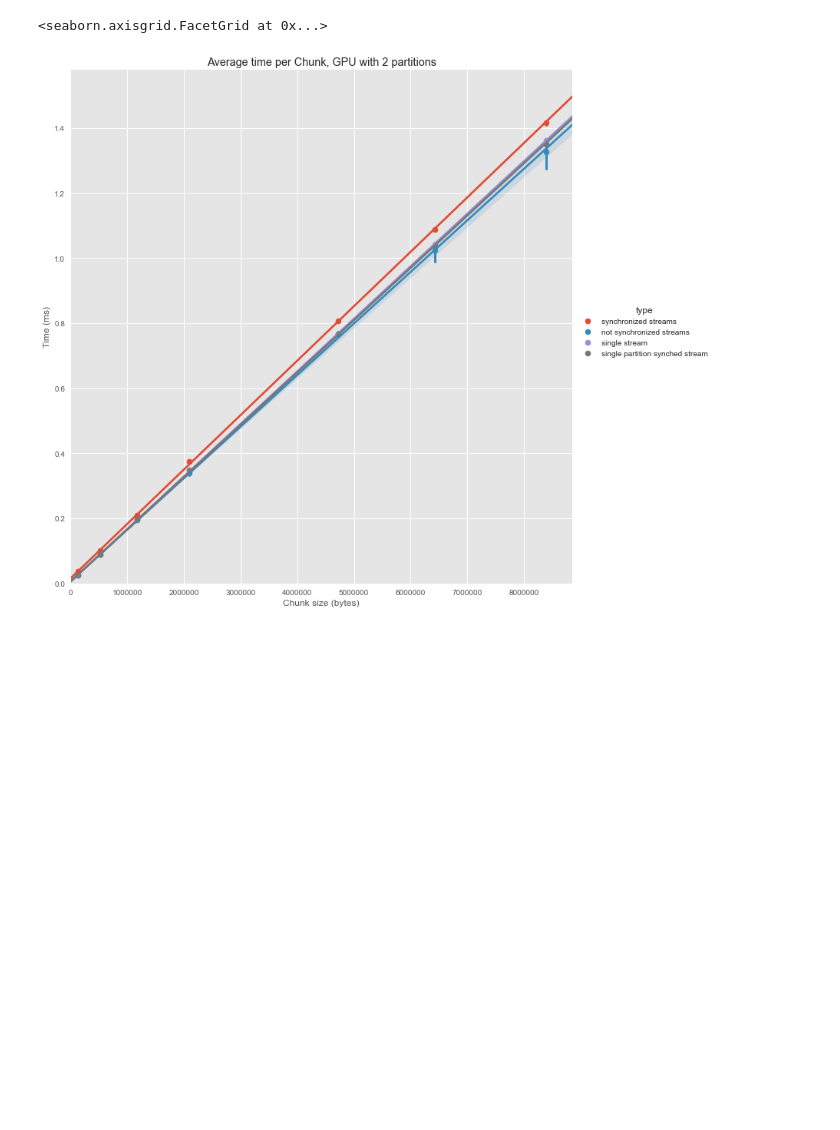
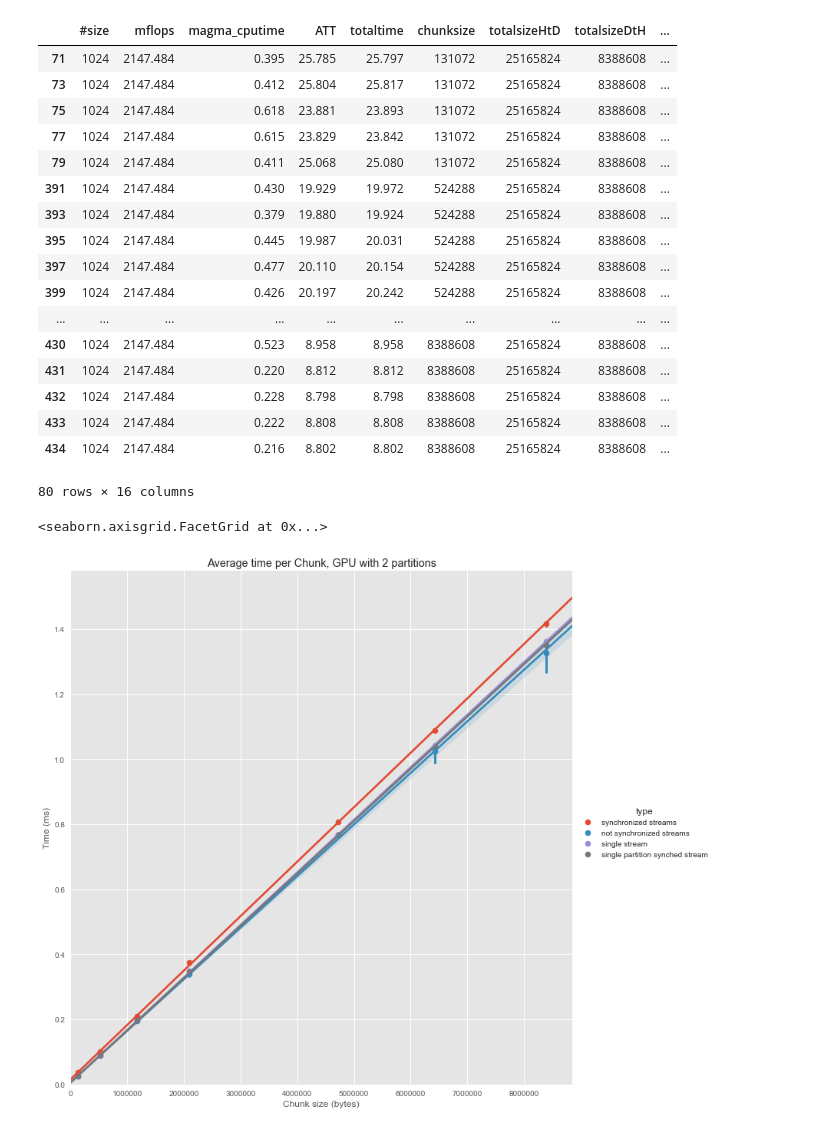
Before and after one commit to Erikun/bandwidthpartition, a Jupyter notebook: chunkedwithkernels.ipynb, the cells around one changed output. Saved outputs shown, nothing was run; the diff lists cells and outputs as text; code cells hidden in the pictures; blank space fills up the shorter version.

```diff
--- a/chunkedwithkernels.ipynb
+++ b/chunkedwithkernels.ipynb
@@ -87,3 +106,24 @@ dftemp2=dftemp2.append(dfp1)
+# %%
+dftemp2[dftemp2['#size']==1024]
+# %% [output]
+|  | #size | mflops | magma_cputime | ATT | totaltime | chunksize | totalsizeHtD | totalsizeDtH | ... |
+| 71 | 1024 | 2147.484 | 0.395 | 25.785 | 25.797 | 131072 | 25165824 | 8388608 | ... |
+| 73 | 1024 | 2147.484 | 0.412 | 25.804 | 25.817 | 131072 | 25165824 | 8388608 | ... |
+| 75 | 1024 | 2147.484 | 0.618 | 23.881 | 23.893 | 131072 | 25165824 | 8388608 | ... |
+| 77 | 1024 | 2147.484 | 0.615 | 23.829 | 23.842 | 131072 | 25165824 | 8388608 | ... |
+| 79 | 1024 | 2147.484 | 0.411 | 25.068 | 25.080 | 131072 | 25165824 | 8388608 | ... |
+| 391 | 1024 | 2147.484 | 0.430 | 19.929 | 19.972 | 524288 | 25165824 | 8388608 | ... |
+| 393 | 1024 | 2147.484 | 0.379 | 19.880 | 19.924 | 524288 | 25165824 | 8388608 | ... |
+| 395 | 1024 | 2147.484 | 0.445 | 19.987 | 20.031 | 524288 | 25165824 | 8388608 | ... |
+| 397 | 1024 | 2147.484 | 0.477 | 20.110 | 20.154 | 524288 | 25165824 | 8388608 | ... |
+| 399 | 1024 | 2147.484 | 0.426 | 20.197 | 20.242 | 524288 | 25165824 | 8388608 | ... |
+| ... | ... | ... | ... | ... | ... | ... | ... | ... | ... |
+| 430 | 1024 | 2147.484 | 0.523 | 8.958 | 8.958 | 8388608 | 25165824 | 8388608 | ... |
+| 431 | 1024 | 2147.484 | 0.220 | 8.812 | 8.812 | 8388608 | 25165824 | 8388608 | ... |
+| 432 | 1024 | 2147.484 | 0.228 | 8.798 | 8.798 | 8388608 | 25165824 | 8388608 | ... |
+| 433 | 1024 | 2147.484 | 0.222 | 8.808 | 8.808 | 8388608 | 25165824 | 8388608 | ... |
+| 434 | 1024 | 2147.484 | 0.216 | 8.802 | 8.802 | 8388608 | 25165824 | 8388608 | ... |
+80 rows × 16 columns
 # %%
 p=seaborn.lmplot(y='avgchunktime', x='chunksize',order=1,hue='type',data=dftemp2,size=10,x_estimator=np.mean)
 plt.ylabel('Time (ms)')
```
Also changed, not shown: parts of 15 cells of this notebook, 5 other files.
